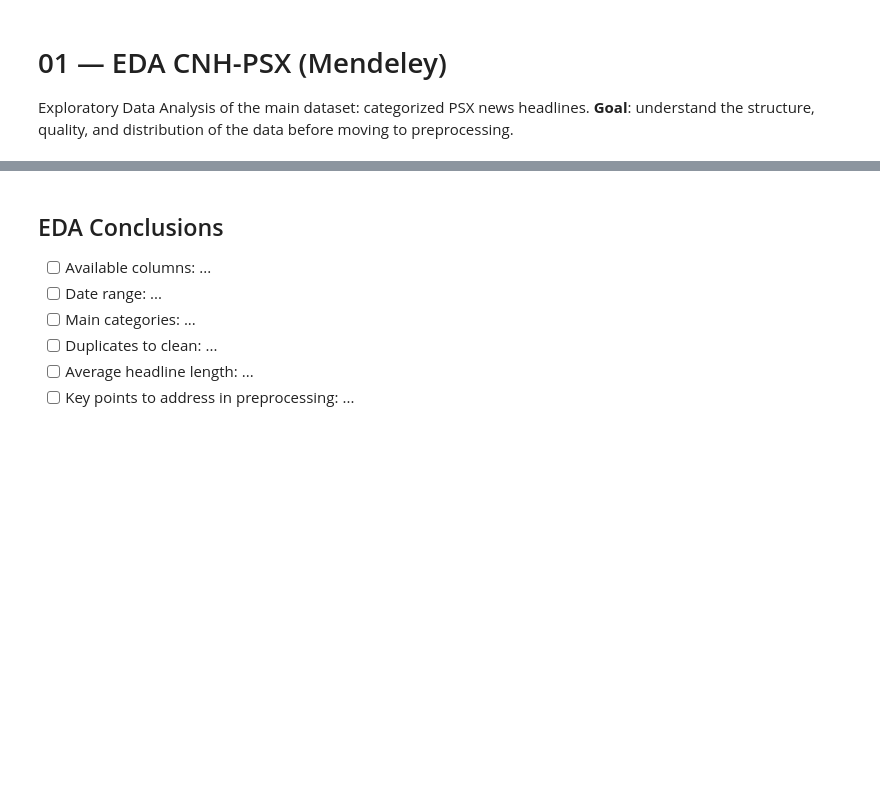
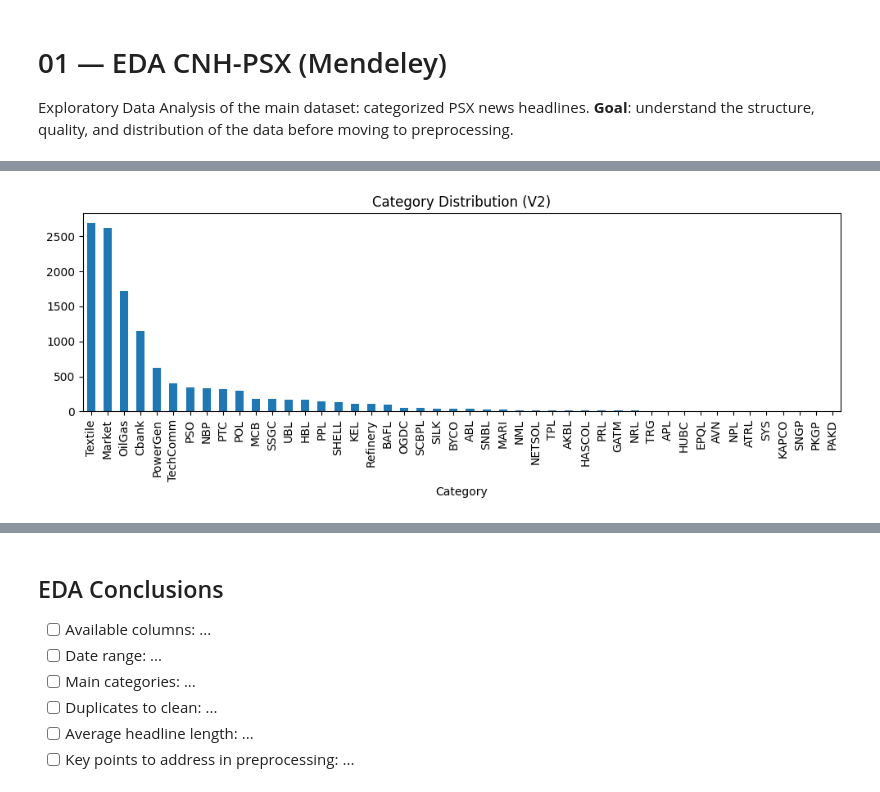
Before and after one commit to aserec05/psx-pnr, a Jupyter notebook: notebooks/01_eda_cnhpsx.ipynb, the cells around one changed output, grey strips where cells are left out. Saved outputs shown, nothing was run; the diff lists cells and outputs as text; code cells hidden in the pictures; blank space fills up the shorter version.

```diff
--- a/notebooks/01_eda_cnhpsx.ipynb
+++ b/notebooks/01_eda_cnhpsx.ipynb
@@ -30,9 +63,11 @@ print('Nulls V2:\n', df_v2.isnull().sum())
 # %%
 # Category distribution (adjust column name if needed)
-cat_col = 'category'  # adjust to actual column name
+cat_col = 'Category'
 if cat_col in df_v2.columns:
     df_v2[cat_col].value_counts().plot(kind='bar', figsize=(10, 4), title='Category Distribution (V2)')
     plt.tight_layout()
     plt.show()
+# %% [output]
+[figure, added]
 # %%
 # Temporal distribution
```
Also changed, not shown: parts of 6 cells of this notebook, 7 other files.
